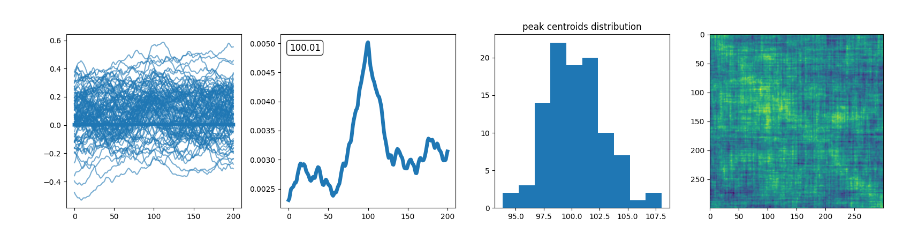
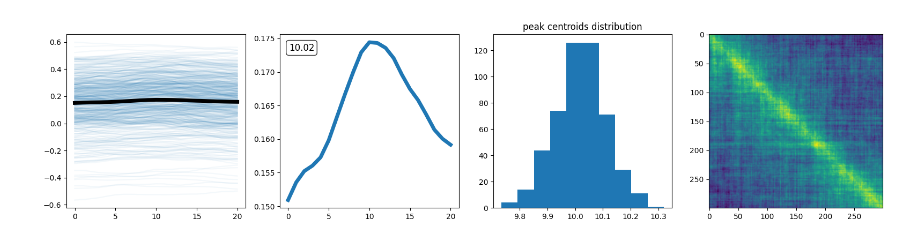
Before and after one commit to TizianoCausin01/project1917-26, a Jupyter notebook: python_scripts/scripts/cross_correlation_dev.ipynb, the cells around one changed output. Saved outputs shown, nothing was run; the diff lists cells and outputs as text; code cells hidden in the pictures.

```diff
--- a/python_scripts/scripts/cross_correlation_dev.ipynb
+++ b/python_scripts/scripts/cross_correlation_dev.ipynb
@@ -25,10 +29,11 @@ class Cfg:
     model_name = "pixelwise_lum";
     sq_side = 250
     downsampled_sq_size = 50
-    sensors_group = 'par'
+    sensors_group = 'temp'
     model_name = "pixelwise_luminance"
-    time_points = 200
-    pseudotrials_n = 100
+    time_points = 30
+    pseudotrials_n = 500
+    max_lag=10
 cfg = Cfg()
 # %%
 neu_rep1, labels = load_meg_data(paths, cfg.sub_num, cfg.run, cfg.sensors_group, cfg.neu_fs)
@@ -53,44 +57,44 @@ def softmax(x):
     e = np.exp(x - np.max(x))  # numerical stability
     return e / e.sum()
 
-iteration_n = 3000
-cfg.time_points = 300
+
+
 tot_rsa = np.zeros((cfg.time_points, cfg.time_points))
 pseudotrials_idx = random.sample(range(len(neu_rep1)- cfg.time_points), cfg.pseudotrials_n)
 crosscorr_tot = np.zeros((cfg.time_points, cfg.time_points))
 fig, ax = plt.subplots(1, 4, figsize=(16, 4))
 peak_lat_tot = []
 for i_pst in pseudotrials_idx:
     subsamp_neu_rep1 = TimeSeries(neu_rep1[i_pst:i_pst+cfg.time_points], cfg.neu_fs)
     subsamp_neu_rep2 = TimeSeries(neu_rep2[i_pst:i_pst+cfg.time_points], cfg.neu_fs)
     crosscorr = subsamp_neu_rep1.lagged_corr(subsamp_neu_rep2, metric="correlation")
     crosscorr_tot+=crosscorr
-    lp = get_lagplot(crosscorr,  max_lag=100)
+    lp = get_lagplot(crosscorr,  max_lag=cfg.max_lag)
     peak_lat = np.arange(len(lp))@softmax(lp)
     peak_lat_tot.append(peak_lat)
-    ax[0].plot(lp, color="tab:blue", alpha=.6)
-avg_mat = crosscorr_tot/iteration_n
-avg_lp = get_lagplot(avg_mat, max_lag=100)
-ax[0].plot(avg_lp, linewidth=5)
+    ax[0].plot(lp, color="tab:blue", alpha=.05)
+avg_mat = crosscorr_tot/cfg.pseudotrials_n
+avg_lp = get_lagplot(avg_mat, max_lag=cfg.max_lag)
+ax[0].plot(avg_lp, linewidth=5, color="k")
 ax[1].plot(avg_lp, linewidth=5)
 peak = np.arange(len(avg_lp))@softmax(avg_lp)
 ax[1].text(
     0.05, 0.95,                     # position (axes coords)
     round(peak,2),
     transform=ax[1].transAxes,     # ← important
     fontsize=12,
     verticalalignment='top',
     bbox=dict(
         boxstyle="round",
         facecolor="white",
         alpha=0.8,
         edgecolor="black"
     )
 )
 ax[2].hist(peak_lat_tot)
 ax[2].set_title("peak centroids distribution")
 ax[3].imshow(avg_mat)
 fig.tight_layout()
     # plt.plot(autocorr_line2, color="tab:orange", alpha=.6)
 # %% [output]
-[figure, old version]
+[figure, new version]
```
Also changed, not shown: parts of 19 cells of this notebook.
